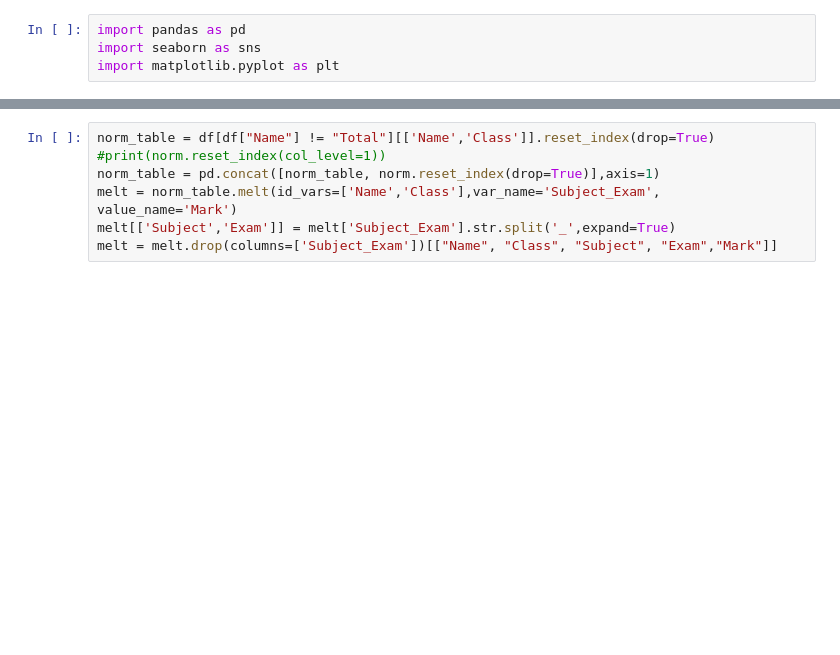
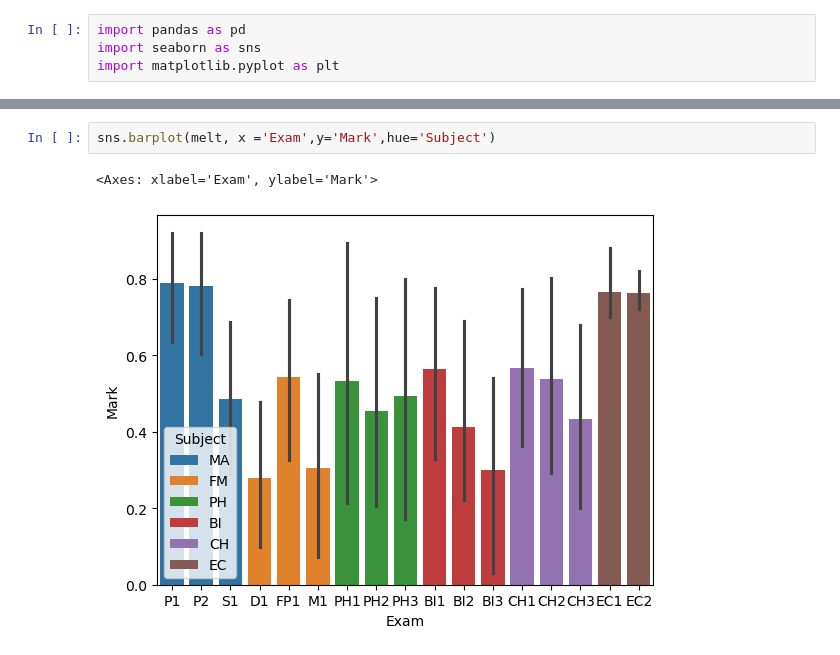
Before and after one commit to dlehdgk/assessments, a Jupyter notebook: june_analysis.ipynb, the cells around one changed output, grey strips where cells are left out. Cells and saved outputs as stored; diff of their text form; blank space fills up the shorter version.

```diff
--- a/june_analysis.ipynb
+++ b/june_analysis.ipynb
@@ -26,8 +36,6 @@ plt.show()
-# %%
-norm_table = df[df["Name"] != "Total"][['Name','Class']].reset_index(drop=True)
-#print(norm.reset_index(col_level=1))
-norm_table = pd.concat([norm_table, norm.reset_index(drop=True)],axis=1)
-melt = norm_table.melt(id_vars=['Name','Class'],var_name='Subject_Exam', value_name='Mark')
-melt[['Subject','Exam']] = melt['Subject_Exam'].str.split('_',expand=True)
-melt = melt.drop(columns=['Subject_Exam'])[["Name", "Class", "Subject", "Exam","Mark"]]
+# %%
+sns.barplot(melt, x ='Exam',y='Mark',hue='Subject')
+# %% [output]
+<Axes: xlabel='Exam', ylabel='Mark'>
+[figure, added]
 # %%
```
Also changed, not shown: parts of 8 cells of this notebook, 2 other files.
